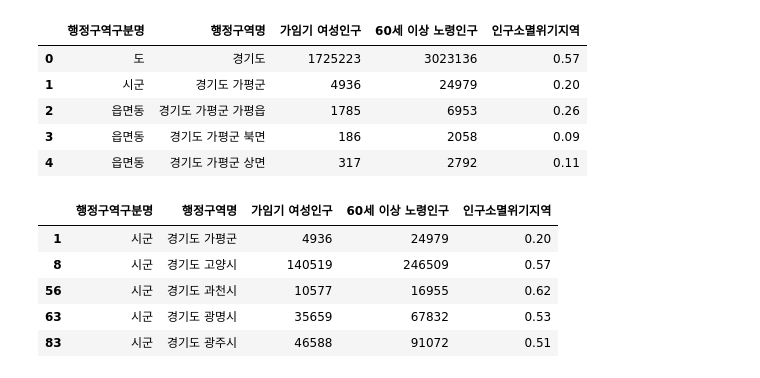
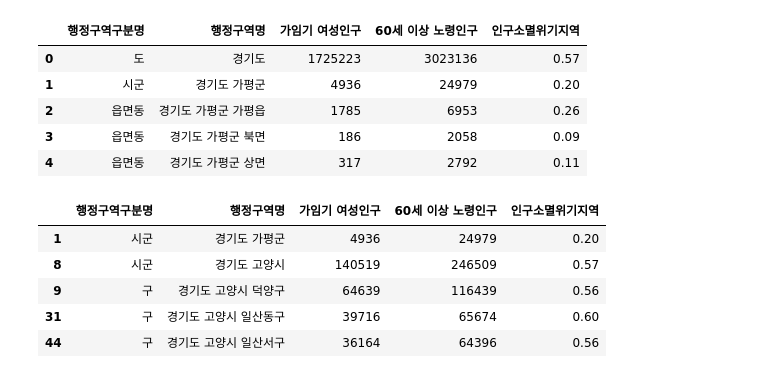
Before and after one commit to dlaudgh/DataAnalysis_Lecture_2023.04, a Jupyter notebook: 02.Pandas/99.과제.ipynb, the cells around one changed output. Saved outputs shown, nothing was run; the diff lists cells and outputs as text; code cells hidden in the pictures.

```diff
--- a/02.Pandas/99.과제.ipynb
+++ b/02.Pandas/99.과제.ipynb
@@ -282,12 +282,12 @@ ggpop.head()
 | 3 | 읍면동 | 경기도 가평군 북면 | 186 | 2058 | 0.09 |
 | 4 | 읍면동 | 경기도 가평군 상면 | 317 | 2792 | 0.11 |
 # %%
-ggpop1 = ggpop[ggpop.행정구역구분명 == '시군']
-ggpop1.head()
+ggpop = ggpop[ggpop.행정구역구분명.str.contains('시군') | ggpop.행정구역구분명.str.contains('구')]
+ggpop.head()
 # %% [output]
 |  | 행정구역구분명 | 행정구역명 | 가임기 여성인구 | 60세 이상 노령인구 | 인구소멸위기지역 |
 | 1 | 시군 | 경기도 가평군 | 4936 | 24979 | 0.20 |
 | 8 | 시군 | 경기도 고양시 | 140519 | 246509 | 0.57 |
-| 56 | 시군 | 경기도 과천시 | 10577 | 16955 | 0.62 |
-| 63 | 시군 | 경기도 광명시 | 35659 | 67832 | 0.53 |
-| 83 | 시군 | 경기도 광주시 | 46588 | 91072 | 0.51 |
+| 9 | 구 | 경기도 고양시 덕양구 | 64639 | 116439 | 0.56 |
+| 31 | 구 | 경기도 고양시 일산동구 | 39716 | 65674 | 0.60 |
+| 44 | 구 | 경기도 고양시 일산서구 | 36164 | 64396 | 0.56 |
```
Also changed, not shown: parts of 6 cells of this notebook, 6 other files.
